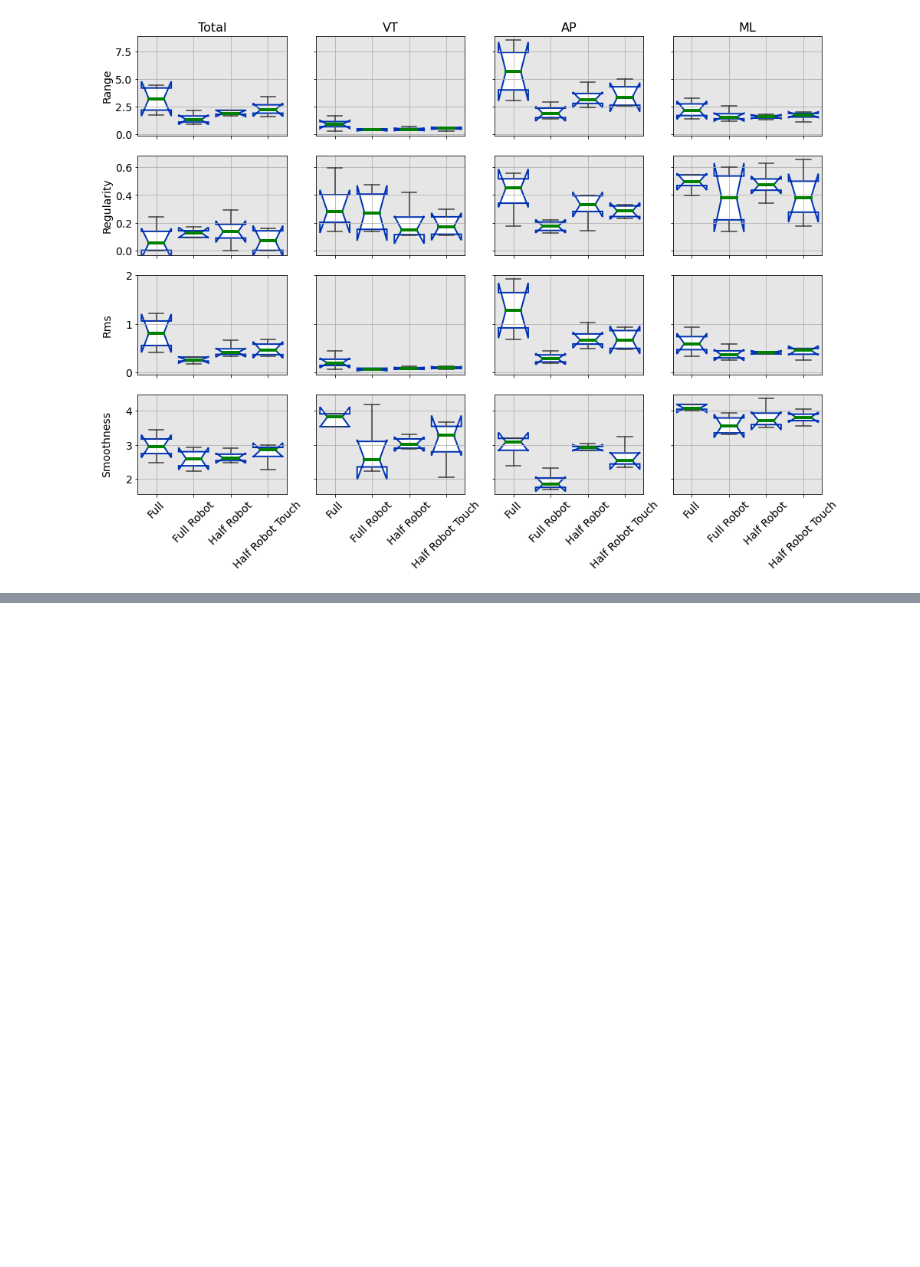
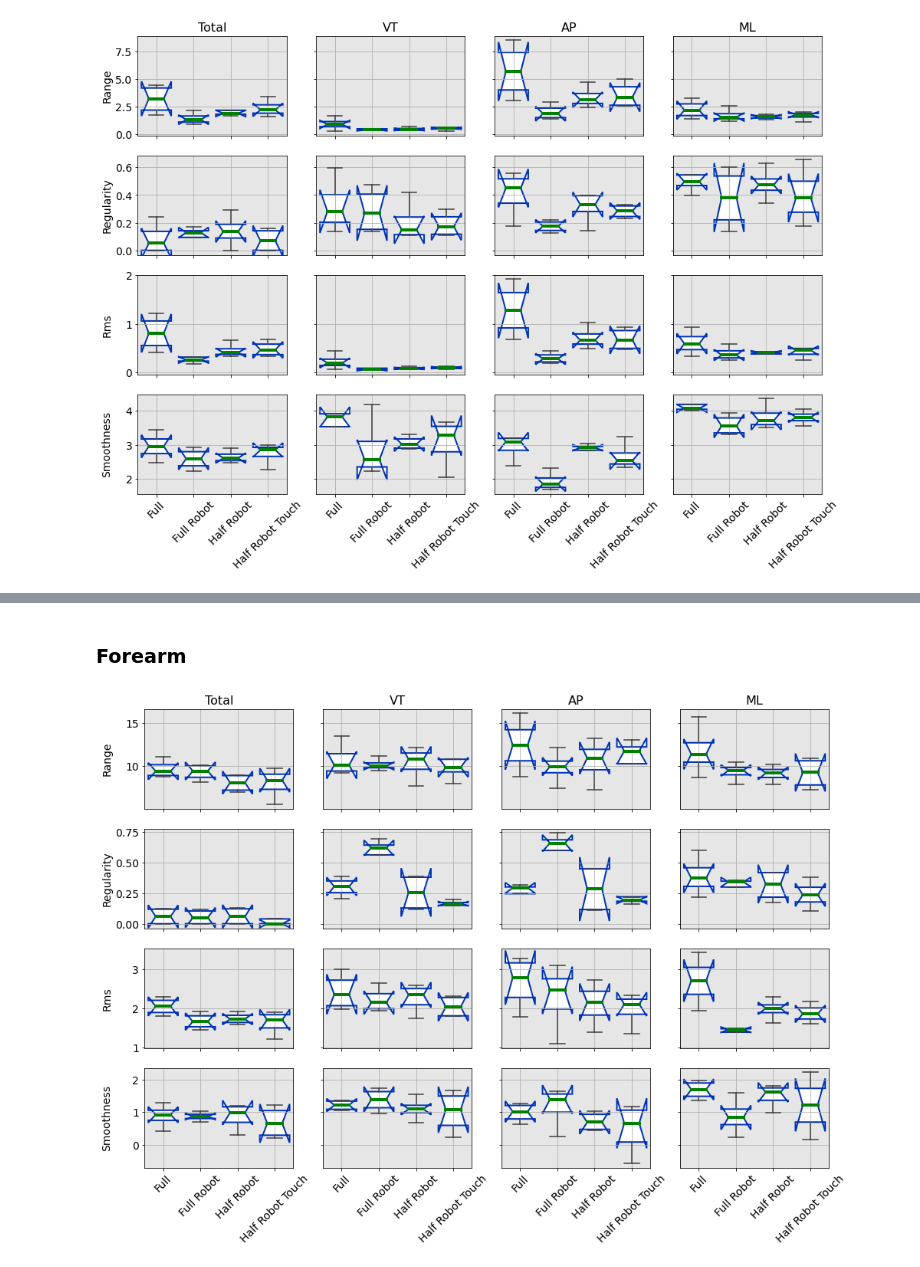
Before and after one commit to SmRanaldi/brisk, a Jupyter notebook: notebooks/group_analysis.ipynb, the cells around one changed output, grey strips where cells are left out. Drawn from its saved outputs; the diff is of its cells as text; code cells hidden in the pictures; blank space fills up the shorter version.

```diff
--- a/notebooks/group_analysis.ipynb
+++ b/notebooks/group_analysis.ipynb
@@ -122,0 +113,6 @@ plots_imu.plot_parameters(glob, 'trunk', 'acc')
+# %% [markdown]
+### Forearm
+# %%
+plots_imu.plot_parameters(glob, 'forearm', 'acc')
+# %% [output]
+[figure, added]
```
Also changed, not shown: parts of 13 cells of this notebook.
